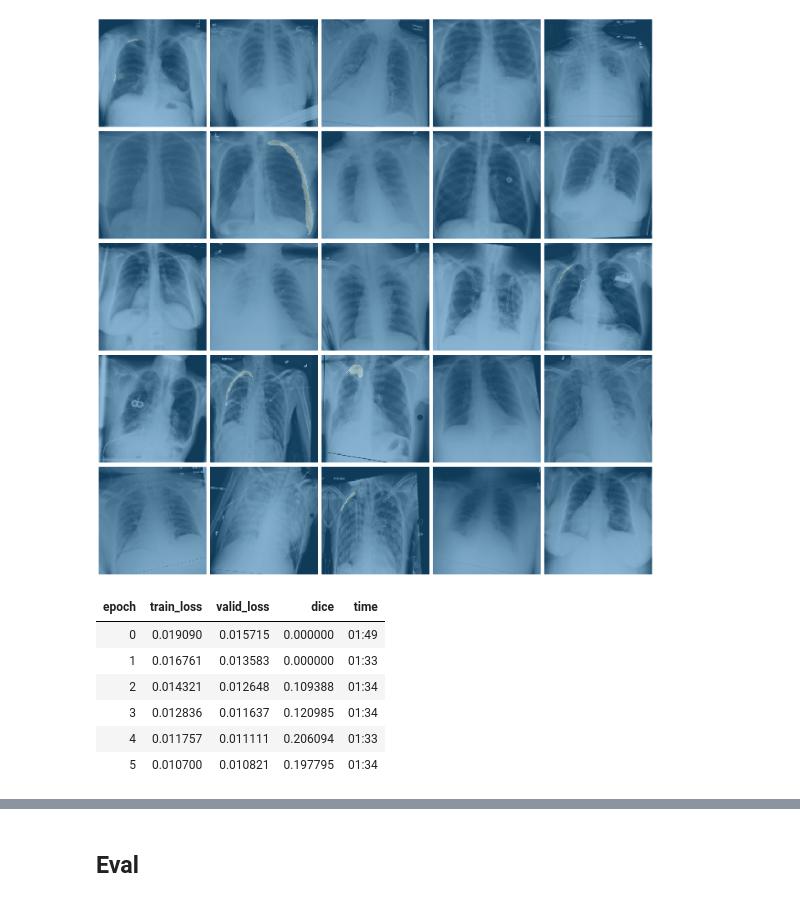
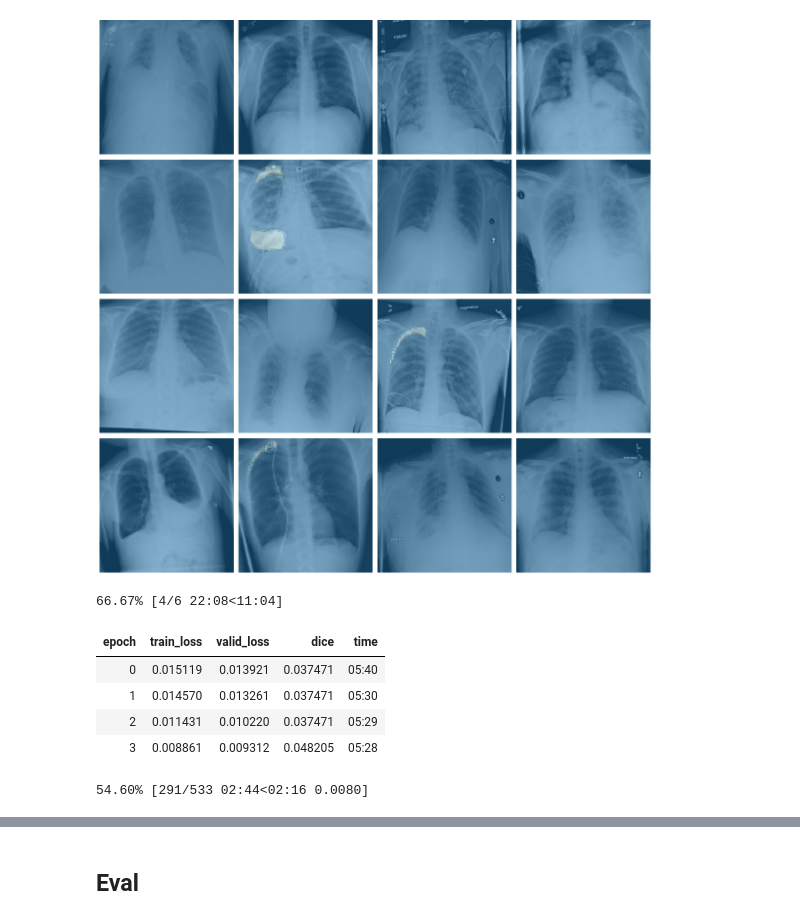
Before and after one commit to xiedidan/siim-pneumothorax, a Jupyter notebook: unet.ipynb, the cells around one changed output, grey strips where cells are left out. Cells and saved outputs as stored; diff of their text form; code cells hidden in the pictures.

```diff
--- a/unet.ipynb
+++ b/unet.ipynb
@@ -19,41 +21,44 @@ data_path = '../../data/siim-pneumothorax'
 path = Path(data_path)
 
 data_split_path = 'unet_siim_5fold_256'
+fold = 2
+size = 256
+bs = 16
 
 torch.cuda.set_device('cuda:0')
 # %%
 # data
 
 # Setting div=True in open_mask
 class SegmentationLabelList(SegmentationLabelList):
     def open(self, fn): return open_mask(fn, div=True)
 
 class SegmentationItemList(SegmentationItemList):
     _label_cls = SegmentationLabelList
 
 # Setting transformations on masks to False on test set
 def transform(self, tfms:Optional[Tuple[TfmList,TfmList]]=(None,None), **kwargs):
     if not tfms: tfms=(None,None)
     assert is_listy(tfms) and len(tfms) == 2
     self.train.transform(tfms[0], **kwargs)
     self.valid.transform(tfms[1], **kwargs)
     kwargs['tfm_y'] = False # Test data has no labels
     if self.test: self.test.transform(tfms[1], **kwargs)
     return self
 fastai.data_block.ItemLists.transform = transform
 
 # Create databunch
 data = (SegmentationItemList.from_csv(path=path, csv_name='unet_siim_5fold_256/all_0.csv')
-        .split_by_fname_file('unet_siim_5fold_256/val_0.csv', path=path)
+        .split_by_fname_file('unet_siim_5fold_256/val_{}.csv'.format(fold), path=path)
         .label_from_func(lambda x : str(x).replace('train_png', 'mask_png'), classes=[0, 1])
         .add_test((path/'test_png').ls(), label=None)
-        .transform(get_transforms(), size=128, tfm_y=True)
-        .databunch(path=Path('.'), bs=64)
+        .transform(get_transforms(), size=size, tfm_y=True)
+        .databunch(path=Path('.'), bs=bs)
         .normalize(imagenet_stats))
 
 data.show_batch()
 # %% [output]
-[figure, old version]
+[figure, new version]
 # %%
 # focal loss
 
@@ -112,13 +117,13 @@ learn = unet_learner(data, models.resnet34, metrics=[dice])
 # Fit one cycle of 6 epochs with max lr of 1e-3
 learn.fit_one_cycle(6, slice(1e-3))
 # %% [output]
+66.67% [4/6 22:08<11:04]
 | epoch | train_loss | valid_loss | dice | time |
-| 0 | 0.019090 | 0.015715 | 0.000000 | 01:49 |
-| 1 | 0.016761 | 0.013583 | 0.000000 | 01:33 |
-| 2 | 0.014321 | 0.012648 | 0.109388 | 01:34 |
-| 3 | 0.012836 | 0.011637 | 0.120985 | 01:34 |
-| 4 | 0.011757 | 0.011111 | 0.206094 | 01:33 |
-| 5 | 0.010700 | 0.010821 | 0.197795 | 01:34 |
+| 0 | 0.015119 | 0.013921 | 0.037471 | 05:40 |
+| 1 | 0.014570 | 0.013261 | 0.037471 | 05:30 |
+| 2 | 0.011431 | 0.010220 | 0.037471 | 05:29 |
+| 3 | 0.008861 | 0.009312 | 0.048205 | 05:28 |
+54.60% [291/533 02:44<02:16 0.0080]
 # %%
 # Unfreeze the encoder (resnet34)
 learn.unfreeze()
```
Also changed, not shown: parts of 9 cells of this notebook.
